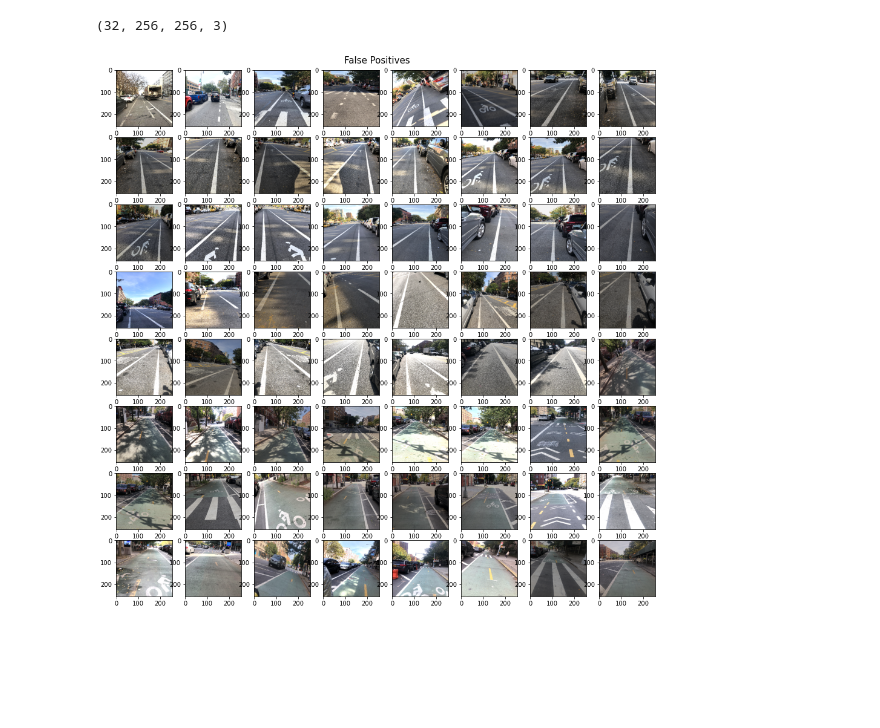
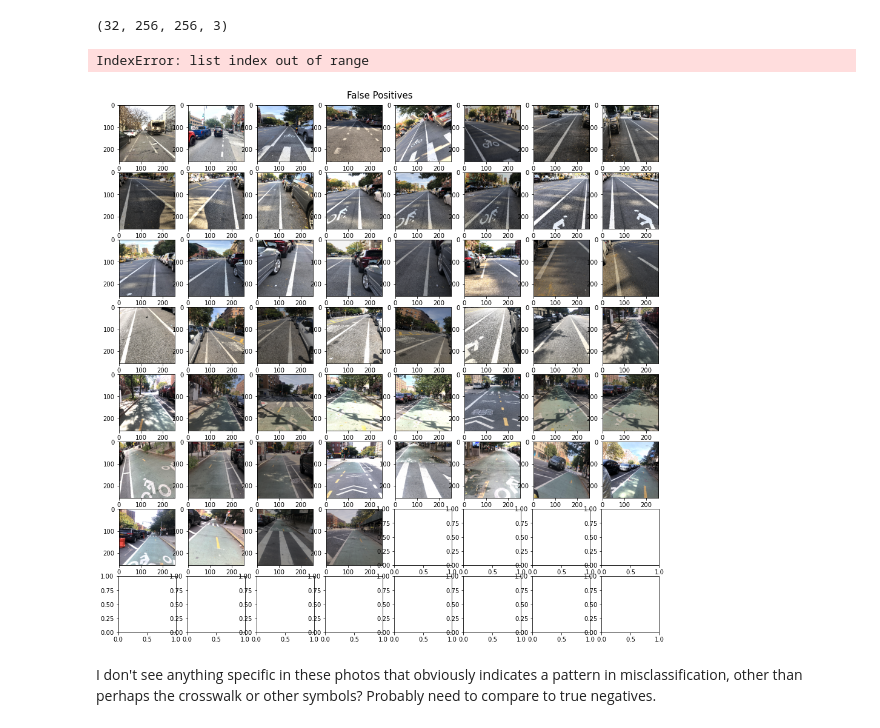
Before and after one commit to jmarkowi/NYC_bike_lanes, a Jupyter notebook: dense_NN.ipynb, the cells around one changed output. Cells and saved outputs as stored; diff of their text form; code cells hidden in the pictures; blank space fills up the shorter version.

Commit message:
Visualize false positives and true negatives

```diff
--- a/dense_NN.ipynb
+++ b/dense_NN.ipynb
@@ -294,7 +294,10 @@ val_imgs = np.concatenate((imgs[0], imgs2[0]))
 # %%
 fig, axs = plt.subplots(8, 8, figsize=(16, 16))
 fig.suptitle('False Positives', fontsize=15, y=0.9)
 for i, ax in enumerate(axs.ravel()):
-    ax.imshow(val_imgs[i])
+    ax.imshow(val_imgs[false_positives[i]])
 # %% [output]
+IndexError: list index out of range
-[figure, old version]
+[figure, new version]
+# %% [markdown]
+I don't see anything specific in these photos that obviously indicates a pattern in misclassification, other than perhaps the crosswalk or other symbols? Probably need to compare to true negatives.
```
Also changed, not shown: parts of 3 cells of this notebook.
